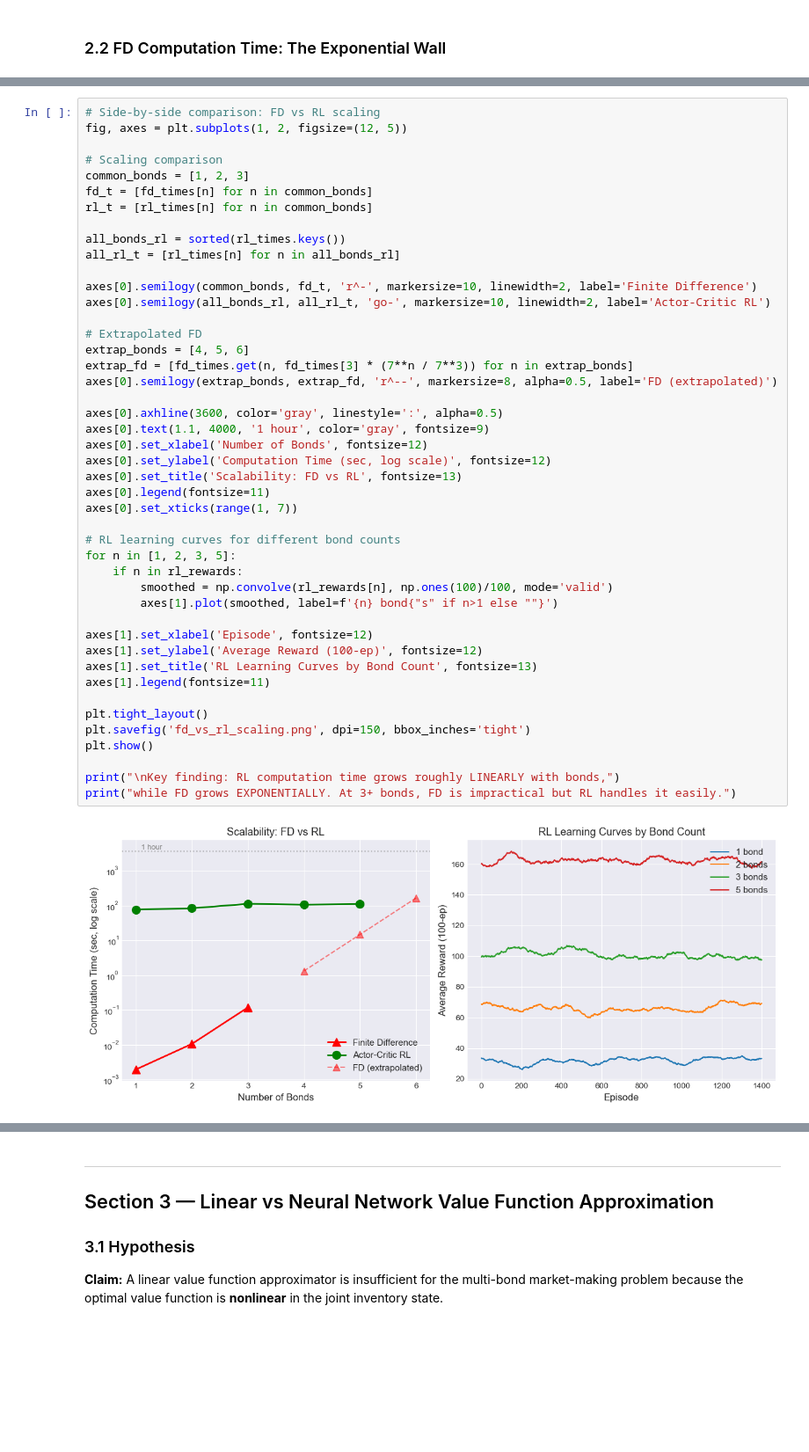
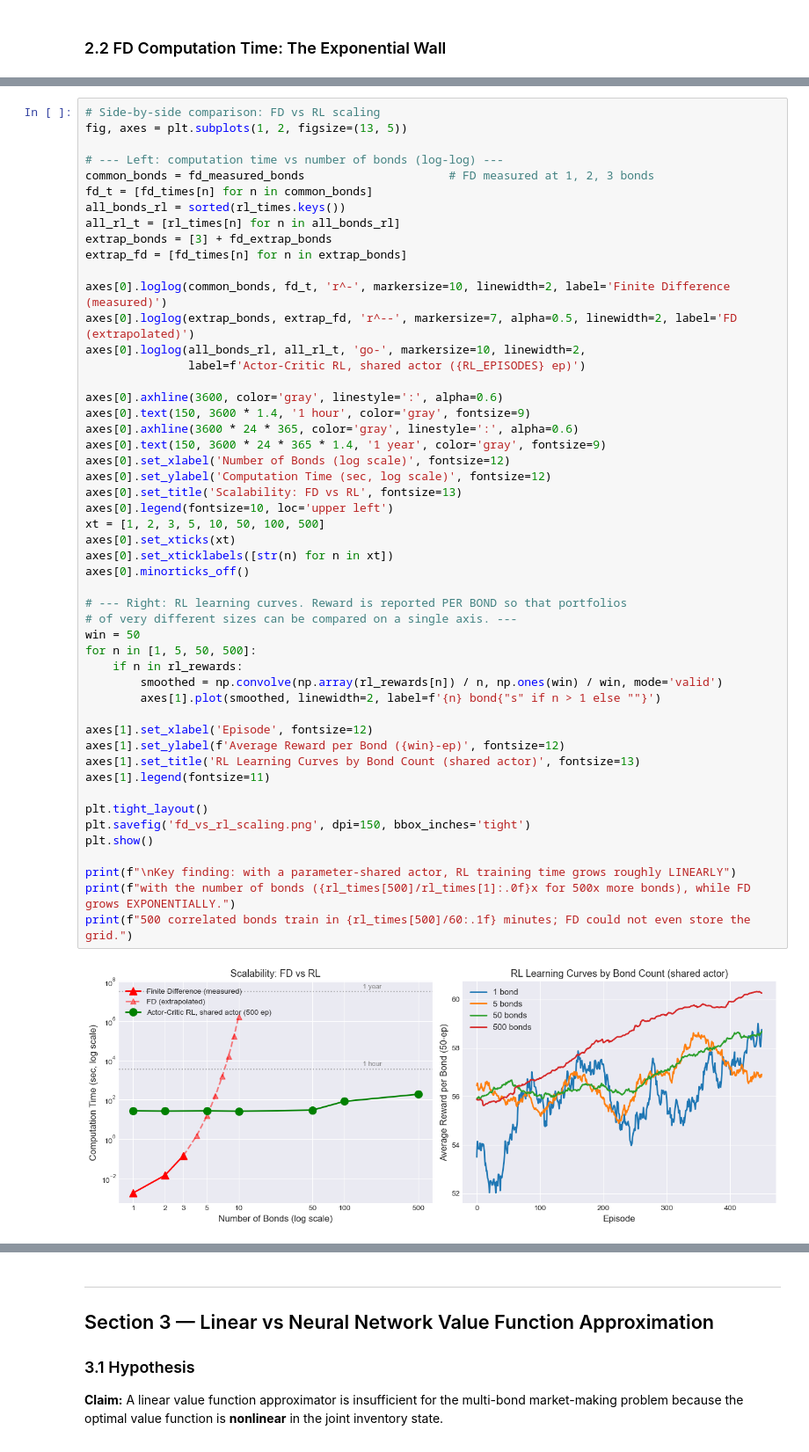
Before and after one commit to Casazza24/Portfolio-Projects, a Jupyter notebook: rl-bond-market-making/rl_market_making_PyTorch.ipynb, the cells around one changed output, grey strips where cells are left out. Shown at 88% size. Cells and saved outputs as stored; diff of their text form; blank space fills up the shorter version.

```diff
--- a/rl-bond-market-making/rl_market_making_PyTorch.ipynb
+++ b/rl-bond-market-making/rl_market_making_PyTorch.ipynb
@@ -1017,47 +1177,52 @@ Training RL for 4 bond(s)...
 # %%
 # Side-by-side comparison: FD vs RL scaling
-fig, axes = plt.subplots(1, 2, figsize=(12, 5))
+fig, axes = plt.subplots(1, 2, figsize=(13, 5))
 
-# Scaling comparison
-common_bonds = [1, 2, 3]
+# --- Left: computation time vs number of bonds (log-log) ---
+common_bonds = fd_measured_bonds                     # FD measured at 1, 2, 3 bonds
 fd_t = [fd_times[n] for n in common_bonds]
-rl_t = [rl_times[n] for n in common_bonds]
-
 all_bonds_rl = sorted(rl_times.keys())
 all_rl_t = [rl_times[n] for n in all_bonds_rl]
+extrap_bonds = [3] + fd_extrap_bonds
+extrap_fd = [fd_times[n] for n in extrap_bonds]
 
-axes[0].semilogy(common_bonds, fd_t, 'r^-', markersize=10, linewidth=2, label='Finite Difference')
-axes[0].semilogy(all_bonds_rl, all_rl_t, 'go-', markersize=10, linewidth=2, label='Actor-Critic RL')
+axes[0].loglog(common_bonds, fd_t, 'r^-', markersize=10, linewidth=2, label='Finite Difference (measured)')
+axes[0].loglog(extrap_bonds, extrap_fd, 'r^--', markersize=7, alpha=0.5, linewidth=2, label='FD (extrapolated)')
+axes[0].loglog(all_bonds_rl, all_rl_t, 'go-', markersize=10, linewidth=2,
+               label=f'Actor-Critic RL, shared actor ({RL_EPISODES} ep)')
 
-# Extrapolated FD
-extrap_bonds = [4, 5, 6]
-extrap_fd = [fd_times.get(n, fd_times[3] * (7**n / 7**3)) for n in extrap_bonds]
-axes[0].semilogy(extrap_bonds, extrap_fd, 'r^--', markersize=8, alpha=0.5, label='FD (extrapolated)')
-
-axes[0].axhline(3600, color='gray', linestyle=':', alpha=0.5)
-axes[0].text(1.1, 4000, '1 hour', color='gray', fontsize=9)
-axes[0].set_xlabel('Number of Bonds', fontsize=12)
+axes[0].axhline(3600, color='gray', linestyle=':', alpha=0.6)
+axes[0].text(150, 3600 * 1.4, '1 hour', color='gray', fontsize=9)
+axes[0].axhline(3600 * 24 * 365, color='gray', linestyle=':', alpha=0.6)
+axes[0].text(150, 3600 * 24 * 365 * 1.4, '1 year', color='gray', fontsize=9)
+axes[0].set_xlabel('Number of Bonds (log scale)', fontsize=12)
 axes[0].set_ylabel('Computation Time (sec, log scale)', fontsize=12)
 axes[0].set_title('Scalability: FD vs RL', fontsize=13)
-axes[0].legend(fontsize=11)
-axes[0].set_xticks(range(1, 7))
+axes[0].legend(fontsize=10, loc='upper left')
+xt = [1, 2, 3, 5, 10, 50, 100, 500]
+axes[0].set_xticks(xt)
+axes[0].set_xticklabels([str(n) for n in xt])
+axes[0].minorticks_off()
 
-# RL learning curves for different bond counts
-for n in [1, 2, 3, 5]:
+# --- Right: RL learning curves. Reward is reported PER BOND so that portfolios
+# of very different sizes can be compared on a single axis. ---
+win = 50
+for n in [1, 5, 50, 500]:
     if n in rl_rewards:
-        smoothed = np.convolve(rl_rewards[n], np.ones(100)/100, mode='valid')
-        axes[1].plot(smoothed, label=f'{n} bond{"s" if n>1 else ""}')
+        smoothed = np.convolve(np.array(rl_rewards[n]) / n, np.ones(win) / win, mode='valid')
+        axes[1].plot(smoothed, linewidth=2, label=f'{n} bond{"s" if n > 1 else ""}')
 
 axes[1].set_xlabel('Episode', fontsize=12)
-axes[1].set_ylabel('Average Reward (100-ep)', fontsize=12)
-axes[1].set_title('RL Learning Curves by Bond Count', fontsize=13)
+axes[1].set_ylabel(f'Average Reward per Bond ({win}-ep)', fontsize=12)
+axes[1].set_title('RL Learning Curves by Bond Count (shared actor)', fontsize=13)
 axes[1].legend(fontsize=11)
 
 plt.tight_layout()
 plt.savefig('fd_vs_rl_scaling.png', dpi=150, bbox_inches='tight')
 plt.show()
 
-print("\nKey finding: RL computation time grows roughly LINEARLY with bonds,")
-print("while FD grows EXPONENTIALLY. At 3+ bonds, FD is impractical but RL handles it easily.")
+print(f"\nKey finding: with a parameter-shared actor, RL training time grows roughly LINEARLY")
+print(f"with the number of bonds ({rl_times[500]/rl_times[1]:.0f}x for 500x more bonds), while FD grows EXPONENTIALLY.")
+print(f"500 correlated bonds train in {rl_times[500]/60:.1f} minutes; FD could not even store the grid.")
 # %% [output]
-[figure, old version]
+[figure, new version]
```
Also changed, not shown: parts of 20 cells of this notebook, 7 other files.
